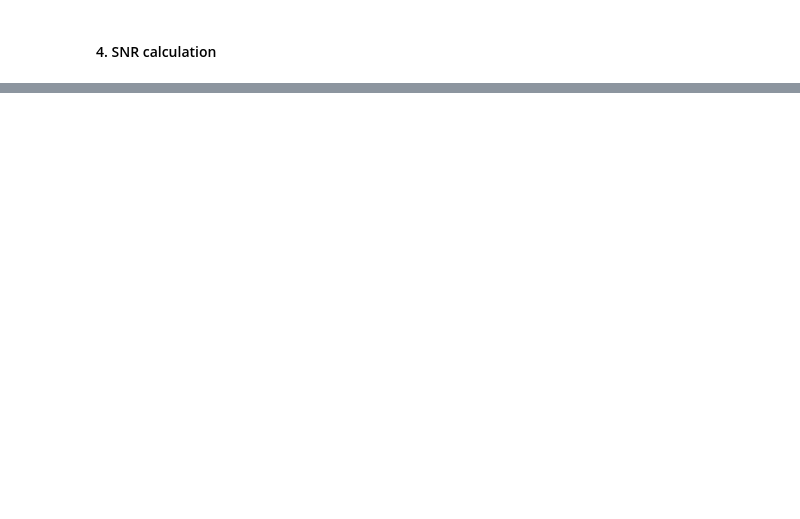
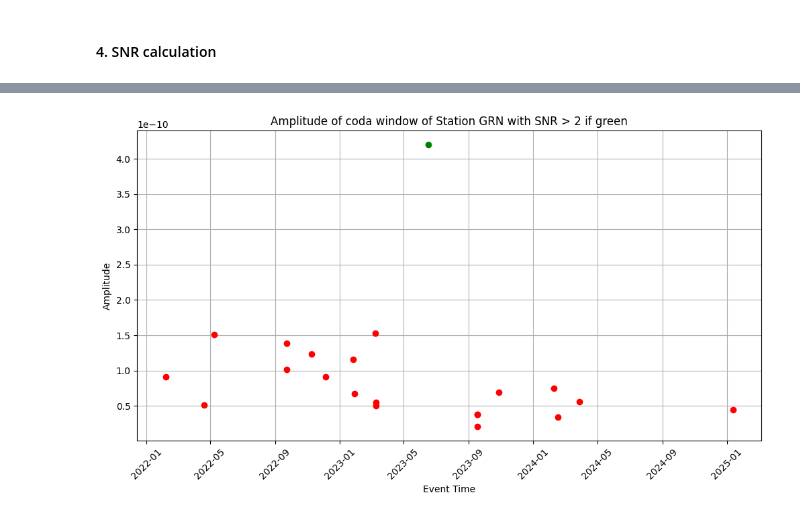
Before and after one commit to schreinerl/Lg_waves, a Jupyter notebook: Site_term_final.ipynb, the cells around one changed output, grey strips where cells are left out. Saved outputs shown, nothing was run; the diff lists cells and outputs as text; code cells hidden in the pictures; blank space fills up the shorter version.

```diff
--- a/Site_term_final.ipynb
+++ b/Site_term_final.ipynb
@@ -198,3 +337,30 @@ Checking file: /home/schreinl/Stage/Data1/2005_04_18T06_42_25/2005_04_18T06_42_2
+# %%
+stationcheck = "GRN"
+from datetime import datetime
+ech_amplitudes = [entry['amplitude'] if entry is not None else np.nan for entry in amplitudes_dict[stationcheck]]
+snr_coda_values = [entry['snr_coda'] if entry is not None else np.nan for entry in amplitudes_dict[stationcheck]]
+event_times = [entry['time'] if entry is not None else 'None' for entry in amplitudes_dict['ECH']]
+valid_indices = [i for i, time in enumerate(event_times) if time != 'None']
+valid_times = [event_times[i] for i in valid_indices]
+valid_amplitudes = [ech_amplitudes[i] for i in valid_indices]
+valid_snr_coda = [snr_coda_values[i] for i in valid_indices]
+valid_times = [datetime.strptime(time, '%Y_%m_%dT%H_%M_%S') for time in valid_times]
+
+plt.figure(figsize=(12, 6))
+for time, amplitude, snr_coda in zip(valid_times, valid_amplitudes, valid_snr_coda):
+    if snr_coda is not None:
+        color = 'green' if snr_coda > 2 else 'red'
+        plt.plot(time, amplitude, 'o', color=color)
+#plt.text(0.5, 0.5, 'Green: SNR > 2', color='green')
+#plt.text(0.5, 0.5, 'Red: SNR <= 2', color='red')
+plt.xlabel('Event Time')
+plt.ylabel('Amplitude')
+plt.title(f'Amplitude of coda window of Station {stationcheck} with SNR > 2 if green')
+plt.grid(True)
+plt.xticks(rotation=45)
+plt.show()
+# %% [output]
+[figure, added]
 # %%
 plot_filtered_smoothed = smooth_plot_envelope(time_string, 50,filtered_stream, st_plot_filt_all,method="cutoff distance",
                     tmincoda_dist=tcoda_test, tmaxcoda_dist=tcoda_test+100, savefig=False)
```
Also changed, not shown: parts of 9 cells of this notebook, 2 other files.
